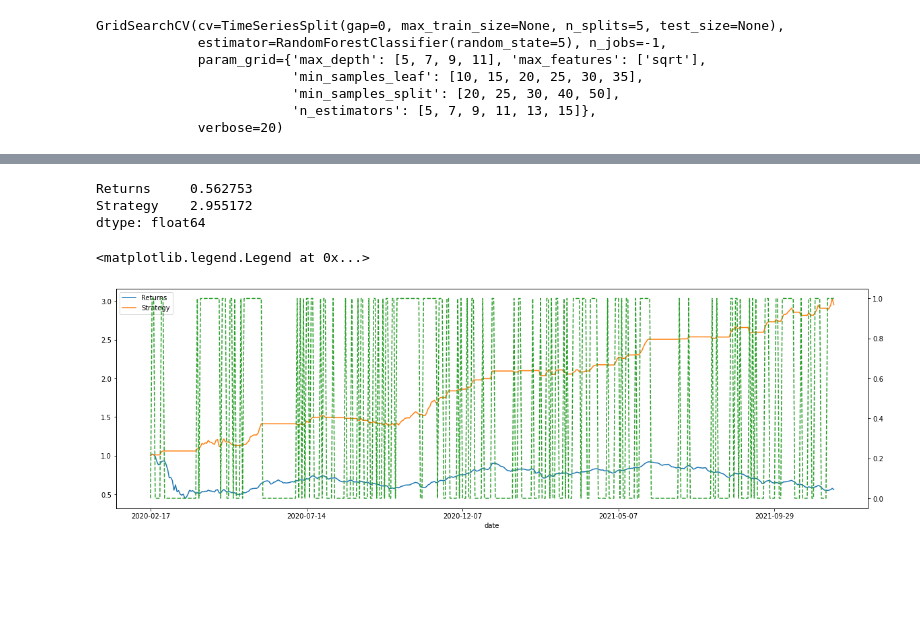
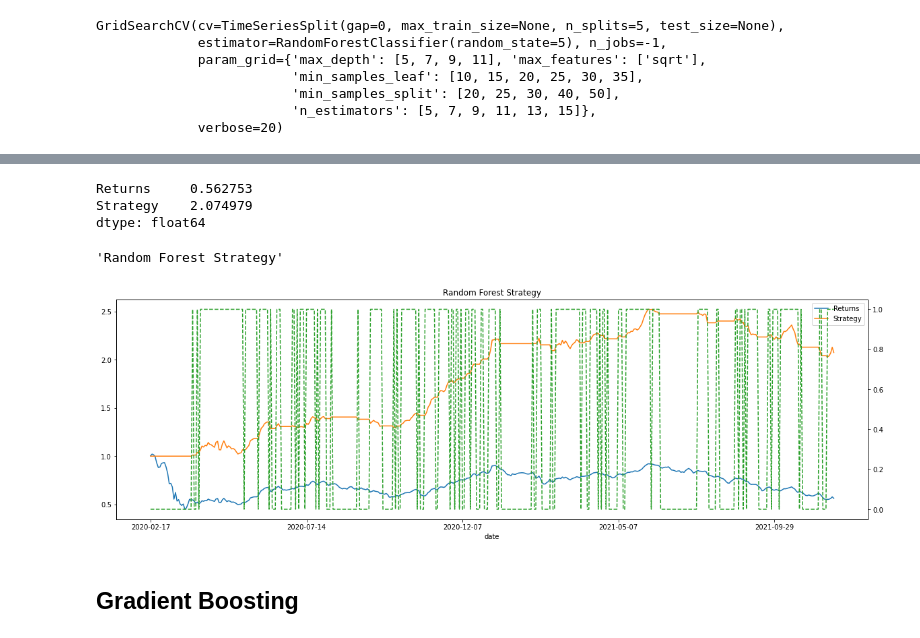
Before and after one commit to gabrieldapaz/ml-cin, a Jupyter notebook: eda_data_processing_modeling.ipynb, the cells around one changed output, grey strips where cells are left out. Cells and saved outputs as stored; diff of their text form; code cells hidden in the pictures; blank space fills up the shorter version.

```diff
--- a/eda_data_processing_modeling.ipynb
+++ b/eda_data_processing_modeling.ipynb
@@ -455,23 +254,19 @@ weighted avg       0.63      0.62      0.61       439
-# %%
-backtest_df = base_1_dia[int(base_1_dia.shape[0]*0.7):]
-
-pd.options.mode.chained_assignment = None
-backtest_df['Position'] = svm_cv.best_estimator_.predict(X_test_std)
-
-backtest_df['Strategy'] = backtest_df['Position']*backtest_df['Returns']
-
-np.exp(backtest_df[['Returns', 'Strategy']].sum())
-# %% [output]
-Returns     0.562753
-Strategy    2.955172
-dtype: float64
-# %%
-import matplotlib.pyplot as plt
-%matplotlib inline
-
-ax = backtest_df[['Returns', 'Strategy']].cumsum().apply(np.exp).plot(figsize=(20, 6))
-backtest_df['Position'].plot(ax=ax, secondary_y='Position', style='--')
-ax.get_legend()
-# %% [output]
-<matplotlib.legend.Legend at 0x...>
-[figure, removed]
+# %%
+np.exp(backtest_df[['Returns', 'Strategy']].sum())
+# %% [output]
+Returns     0.562753
+Strategy    2.074979
+dtype: float64
+# %%
+import matplotlib.pyplot as plt
+%matplotlib inline
+
+ax = backtest_df[['Returns', 'Strategy']].cumsum().apply(np.exp).plot(figsize=(20, 6), title = "Random Forest Strategy")
+backtest_df['Position'].plot(ax=ax, secondary_y='Position', style='--')
+ax.get_legend()
+ax.get_title()
+# %% [output]
+'Random Forest Strategy'
+[figure, added]
+# %% [markdown]
+## Gradient Boosting
```
Also changed, not shown: parts of 56 cells of this notebook, 1 other file.
